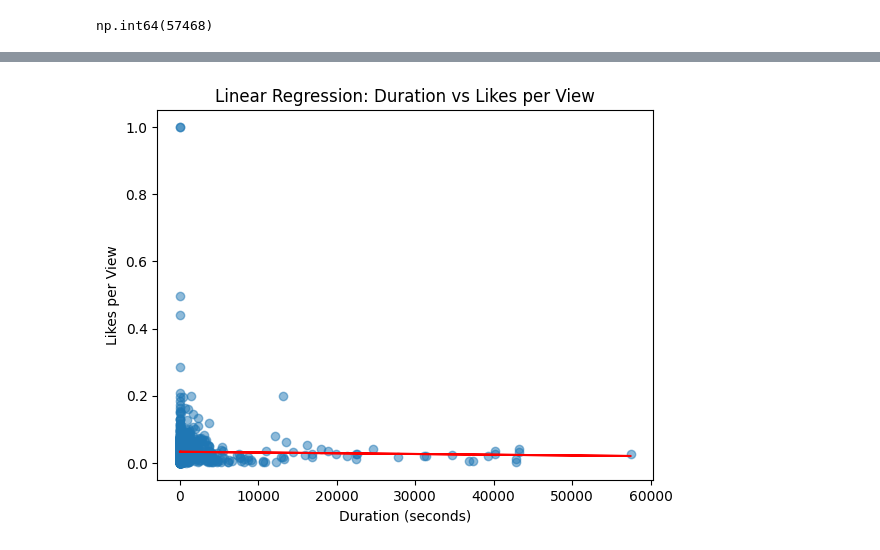
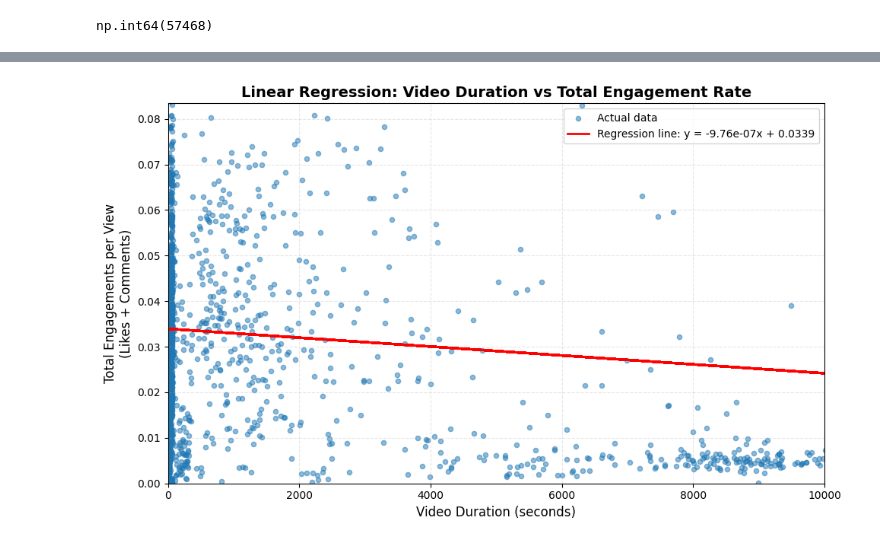
Before and after one commit to Sa3id-jr/analyzing-youtube-engagement, a Jupyter notebook: Figures.ipynb, the cells around one changed output, grey strips where cells are left out. Cells and saved outputs as stored; diff of their text form; code cells hidden in the pictures.

```diff
--- a/Figures.ipynb
+++ b/Figures.ipynb
@@ -7,5 +8,5 @@ import math
 # %%
-df = pd.read_csv("Integrated Data Final.csv")
+df = pd.read_csv("Final Data Integration.xls")
 print(df['duration_seconds'].max())
 df.head()
 # %% [output]
@@ -117,15 +159,23 @@ plt.show()
 # %%
 
+import pandas as pd
+import matplotlib.pyplot as plt
+import seaborn as sns
+
+# Create engagements column if not already done
+df['engagements'] = df['likes_per_view'] + df['comments_per_view']
+
+# Create duration bins using quantiles
 num_quantiles = 5
 df['duration_bin_quantile'] = pd.qcut(df['duration_seconds'], q=num_quantiles)
 
 plt.figure(figsize=(10,6))
-sns.boxplot(data=df, x='duration_bin_quantile', y='comments_per_view', color="pink")
+sns.boxplot(data=df, x='duration_bin_quantile', y='engagements', color="red")
 plt.xticks(rotation=45)
-plt.xlabel("Video Duration (Equal-Height)")
-plt.ylabel("Likes per View")
+plt.xlabel("Video Duration (Equal-Height Bins)")
+plt.ylabel("Total Engagements per View\n(Likes + Comments)")
 
-plt.title("Comments per View by Video Duration (Equal-Height)")
-plt.ylim(0, 0.008)
+plt.title("Total Engagement Rate by Video Duration (Equal-Height Bins)")
+plt.ylim(0, 0.170)  # Adjusted for combined engagements
 plt.show()
 # %% [output]
@@ -240,9 +267,12 @@ from sklearn.linear_model import LinearRegression
 import matplotlib.pyplot as plt
 import numpy as np
 
-# Example: assuming df is your DataFrame
+# Create engagements column if not already done
+df['engagements'] = df['likes_per_view'] + df['comments_per_view']
+
+# Prepare data for linear regression
 X = df[['duration_seconds']]  # Independent variable (needs to be 2D)
-y = df['likes_per_view']     # Dependent variable
+y = df['engagements']         # Dependent variable - now using total engagements
 
 # Create linear regression model
 model = LinearRegression()
@@ -251,18 +281,52 @@ model.fit(X, y)
 # Get slope and intercept
 slope = model.coef_[0]
 intercept = model.intercept_
-print(f"Slope: {slope}")
-print(f"Intercept: {intercept}")
+print(f"Regression Equation: engagements = {slope:.8f} * duration + {intercept:.6f}")
+print(f"Slope: {slope:.8f} (engagements per second of duration)")
+print(f"Intercept: {intercept:.6f} (baseline engagement rate at 0 seconds)")
+print(f"R-squared: {model.score(X, y):.4f}")
+
+# Calculate correlation
+correlation = df['duration_seconds'].corr(df['engagements'])
+print(f"Correlation coefficient: {correlation:.4f}")
 
 # Predict values for plotting
 y_pred = model.predict(X)
 
-# Plot
-plt.scatter(X, y, alpha=0.5)
-plt.plot(X, y_pred, color='red')
-plt.xlabel('Duration (seconds)')
-plt.ylabel('Likes per View')
-plt.title('Linear Regression: Duration vs Likes per View')
+# Create the plot
+plt.figure(figsize=(10, 6))
+
+# Scatter plot
+plt.scatter(X, y, alpha=0.5, s=20, label='Actual data')
+
+# Regression line
+plt.plot(X, y_pred, color='red', linewidth=2,
+         label=f'Regression line: y = {slope:.2e}x + {intercept:.4f}')
+
+# Labels and title
+plt.xlabel('Video Duration (seconds)', fontsize=12)
+plt.ylabel('Total Engagements per View\n(Likes + Comments)', fontsize=12)
+plt.title('Linear Regression: Video Duration vs Total Engagement Rate', fontsize=14, fontweight='bold')
+
+# Set limits
+plt.xlim(0, 10000)
+plt.ylim(0, df['engagements'].quantile(0.95))
+
+# Add grid and legend
+plt.grid(alpha=0.3, linestyle='--')
+plt.legend()
+
+plt.tight_layout()
 plt.show()
-# Negative Slope indicates that as duration increases, likes per view tend to decrease
+
+# Interpretation
+print("\n" + "="*50)
+print("INTERPRETATION:")
+if slope < 0:
+    print(f"Negative slope ({slope:.2e}): As video duration increases by 1 second, total engagement decreases by {abs(slope):.6f} per view.")
+else:
+    print(f"Positive slope ({slope:.2e}): As video duration increases by 1 second, total engagement increases by {slope:.6f} per view.")
+
+print(f"R-squared of {model.score(X, y):.4f} means that {model.score(X, y)*100:.1f}% of the variation in engagement can be explained by video duration.")
+print("="*50)
 # %% [output]
@@ -271 +338 @@ Intercept: 0.03316079290332704
-[figure, old version]
+[figure, new version]
```
Also changed, not shown: parts of 12 cells of this notebook, 1 other file.
